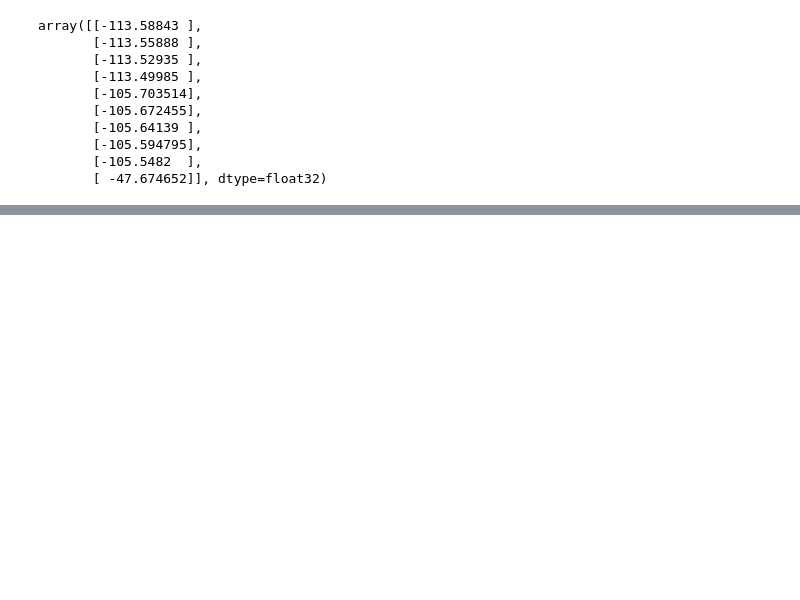
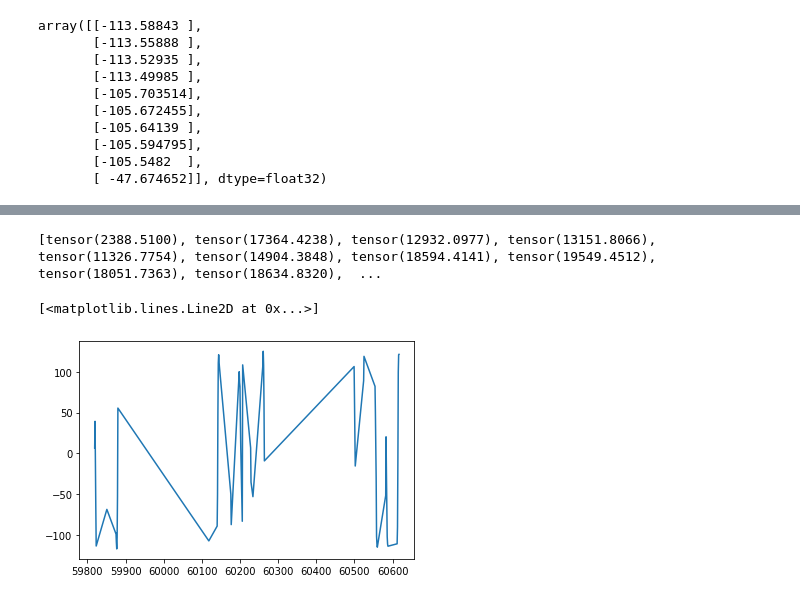
Before and after one commit to deepskies/cosmoNODE, a Jupyter notebook: flux_ode_demo.ipynb, the cells around one changed output, grey strips where cells are left out. Cells and saved outputs as stored; diff of their text form; code cells hidden in the pictures; blank space fills up the shorter version.

```diff
--- a/flux_ode_demo.ipynb
+++ b/flux_ode_demo.ipynb
@@ -246,0 +335,9 @@ lc[0]
+# %%
+print(losses)
+# %% [output]
+[tensor(2388.5100), tensor(17364.4238), tensor(12932.0977), tensor(13151.8066), tensor(11326.7754), tensor(14904.3848), tensor(18594.4141), tensor(19549.4512), tensor(18051.7363), tensor(18634.8320),  ...
+# %%
+plt.plot(times.numpy(), flux_list.numpy())
+# %% [output]
+[<matplotlib.lines.Line2D at 0x...>]
+[figure, added]
```
Also changed, not shown: parts of 10 cells of this notebook, 1 other file.
